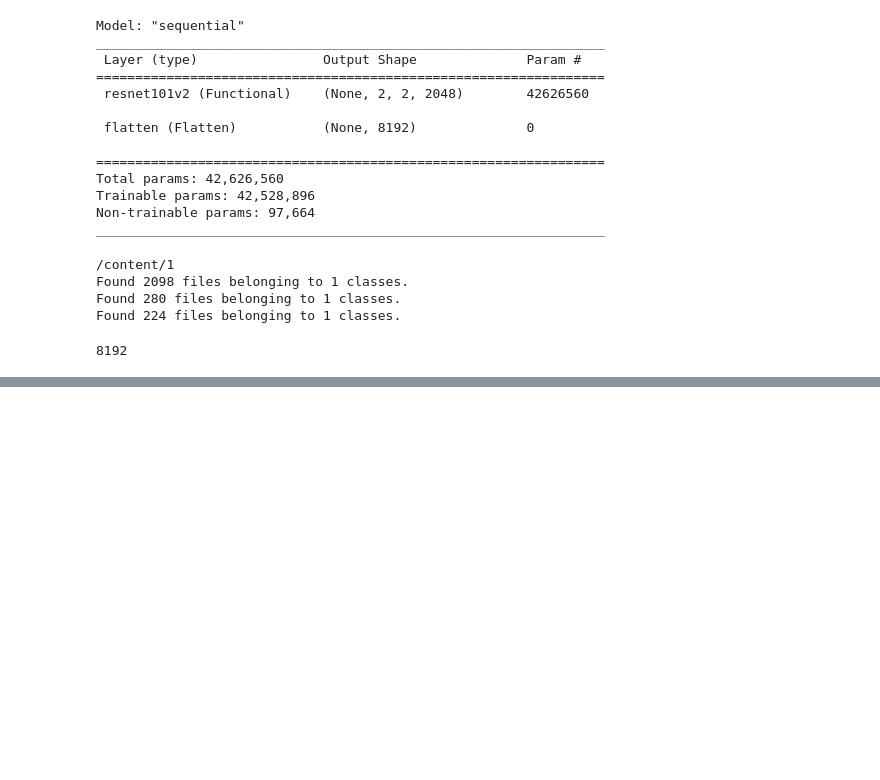
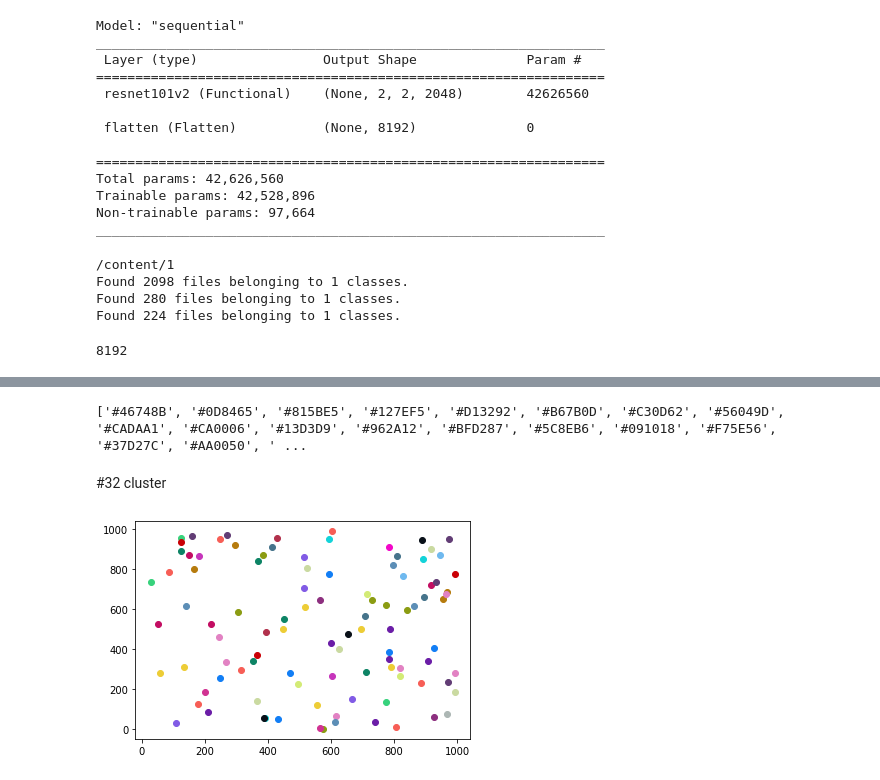
Before and after one commit to massinoLight/ProjetNedra, a Jupyter notebook: projetNedra.ipynb, the cells around one changed output, grey strips where cells are left out. Drawn from its saved outputs; the diff is of its cells as text; code cells hidden in the pictures; blank space fills up the shorter version.

```diff
--- a/projetNedra.ipynb
+++ b/projetNedra.ipynb
@@ -315,0 +287,60 @@ for i, point in enumerate(points):
+# %%
+import matplotlib.pyplot as plt
+import random
+
+number_of_colors = 32
+
+color = ["#"+''.join([random.choice('0123456789ABCDEF') for j in range(6)])
+             for i in range(number_of_colors)]
+print(color)
+# %% [output]
+['#46748B', '#0D8465', '#815BE5', '#127EF5', '#D13292', '#B67B0D', '#C30D62', '#56049D', '#CADAA1', '#CA0006', '#13D3D9', '#962A12', '#BFD287', '#5C8EB6', '#091018', '#F75E56', '#37D27C', '#AA0050', ' ...
+# %%
+def print_class(value):
+    cases = {
+        0: lambda: pyplot.scatter(point[0],point[1], c = color[0]),
+        1: lambda: pyplot.scatter(point[0],point[1], c = color[1]),
+        2: lambda: pyplot.scatter(point[0],point[1], c = color[2]),
+        3: lambda: pyplot.scatter(point[0],point[1], c = color[3]),
+        4: lambda: pyplot.scatter(point[0],point[1], c = color[4]),
+        5: lambda: pyplot.scatter(point[0],point[1], c = color[5]),
+        6: lambda: pyplot.scatter(point[0],point[1], c = color[6]),
+        7: lambda: pyplot.scatter(point[0],point[1], c = color[7]),
+        8: lambda: pyplot.scatter(point[0],point[1], c = color[8]),
+        9: lambda: pyplot.scatter(point[0],point[1], c = color[9]),
+        10: lambda: pyplot.scatter(point[0],point[1], c = color[10]),
+        11: lambda: pyplot.scatter(point[0],point[1], c = color[11]),
+        12: lambda: pyplot.scatter(point[0],point[1], c = color[12]),
+        13: lambda: pyplot.scatter(point[0],point[1], c = color[13]),
+        14: lambda: pyplot.scatter(point[0],point[1], c = color[14]),
+        15: lambda: pyplot.scatter(point[0],point[1], c = color[15]),
+        16: lambda: pyplot.scatter(point[0],point[1], c = color[16]),
+        17: lambda: pyplot.scatter(point[0],point[1], c = color[17]),
+        18: lambda: pyplot.scatter(point[0],point[1], c = color[18]),
+        19: lambda: pyplot.scatter(point[0],point[1], c = color[19]),
+        20: lambda: pyplot.scatter(point[0],point[1], c = color[20]),
+        21: lambda: pyplot.scatter(point[0],point[1], c = color[21]),
+        22: lambda: pyplot.scatter(point[0],point[1], c = color[22]),
+        23: lambda: pyplot.scatter(point[0],point[1], c = color[23]),
+        24: lambda: pyplot.scatter(point[0],point[1], c = color[24]),
+        25: lambda: pyplot.scatter(point[0],point[1], c = color[25]),
+        26: lambda: pyplot.scatter(point[0],point[1], c = color[26]),
+        27: lambda: pyplot.scatter(point[0],point[1], c = color[27]),
+        28: lambda: pyplot.scatter(point[0],point[1], c = color[28]),
+        29: lambda: pyplot.scatter(point[0],point[1], c = color[29]),
+        30: lambda: pyplot.scatter(point[0],point[1], c = color[30]),
+        31: lambda: pyplot.scatter(point[0],point[1], c = color[31]),
+        32: lambda: pyplot.scatter(point[0],point[1], c = color[32]),
+
+
+    }
+    cases.get(value, lambda: print("Didn't match a calass"))()
+# %% [markdown]
+#32 cluster
+# %%
+for i, point in enumerate(points):
+  cluster_index = cluster_indices[i]
+  center = cluster_centers[cluster_index]
+  print_class(cluster_index)
+# %% [output]
+[figure, added]
```
Also changed, not shown: parts of 7 cells of this notebook.
